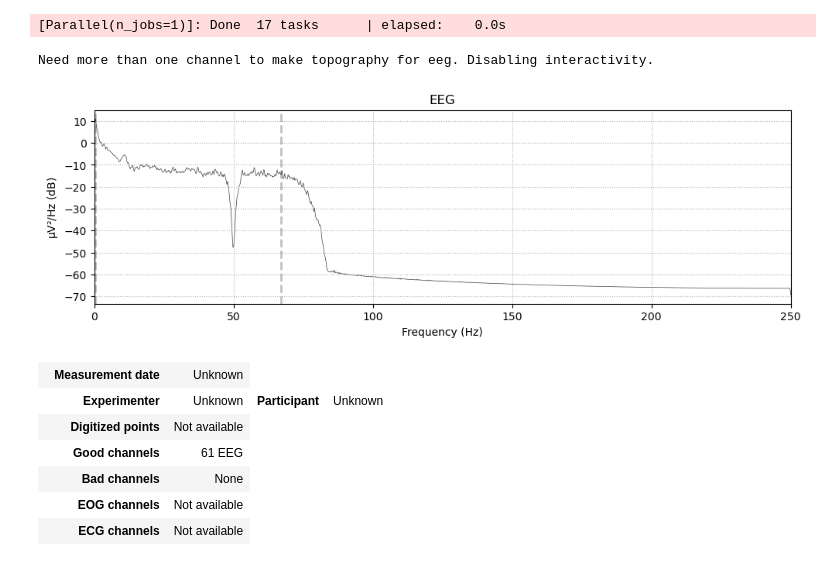
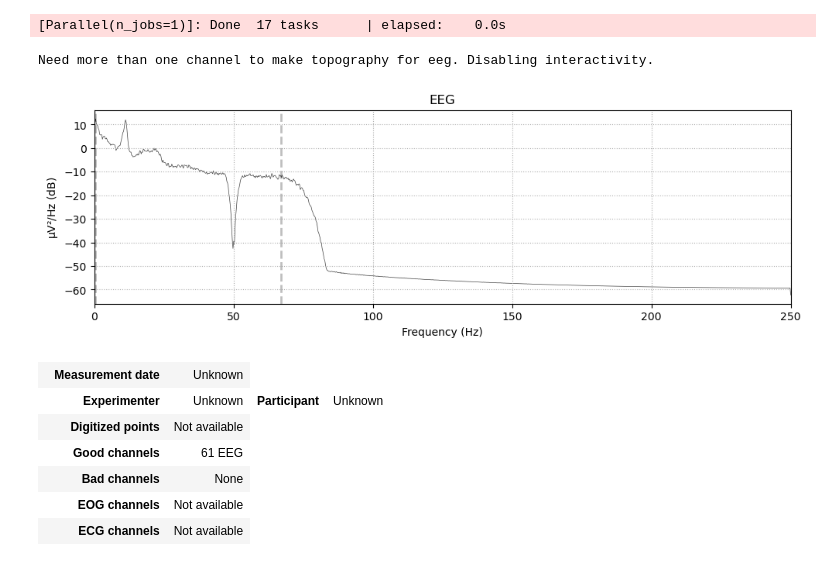
Before and after one commit to Turleyy/EEGresearch, a Jupyter notebook: EEG/scroll_spectrogram.ipynb, the cells around one changed output. Drawn from its saved outputs; the diff is of its cells as text; code cells hidden in the pictures.

```diff
--- a/EEG/scroll_spectrogram.ipynb
+++ b/EEG/scroll_spectrogram.ipynb
@@ -29,10 +29,10 @@ Effective window size : 4.096 (s)
 [Parallel(n_jobs=1)]: Done  17 tasks      | elapsed:    0.0s
 # %%
 %matplotlib qt
-raw_psd.plot(picks=['FC3'])
+raw_psd.plot(picks=['P5'])
 # %% [output]
 Need more than one channel to make topography for eeg. Disabling interactivity.
-[figure, old version]
+[figure, new version]
 # %%
 raw.info
 # %% [output]
```
Also changed, not shown: parts of 1 cell of this notebook, 1 other file.
